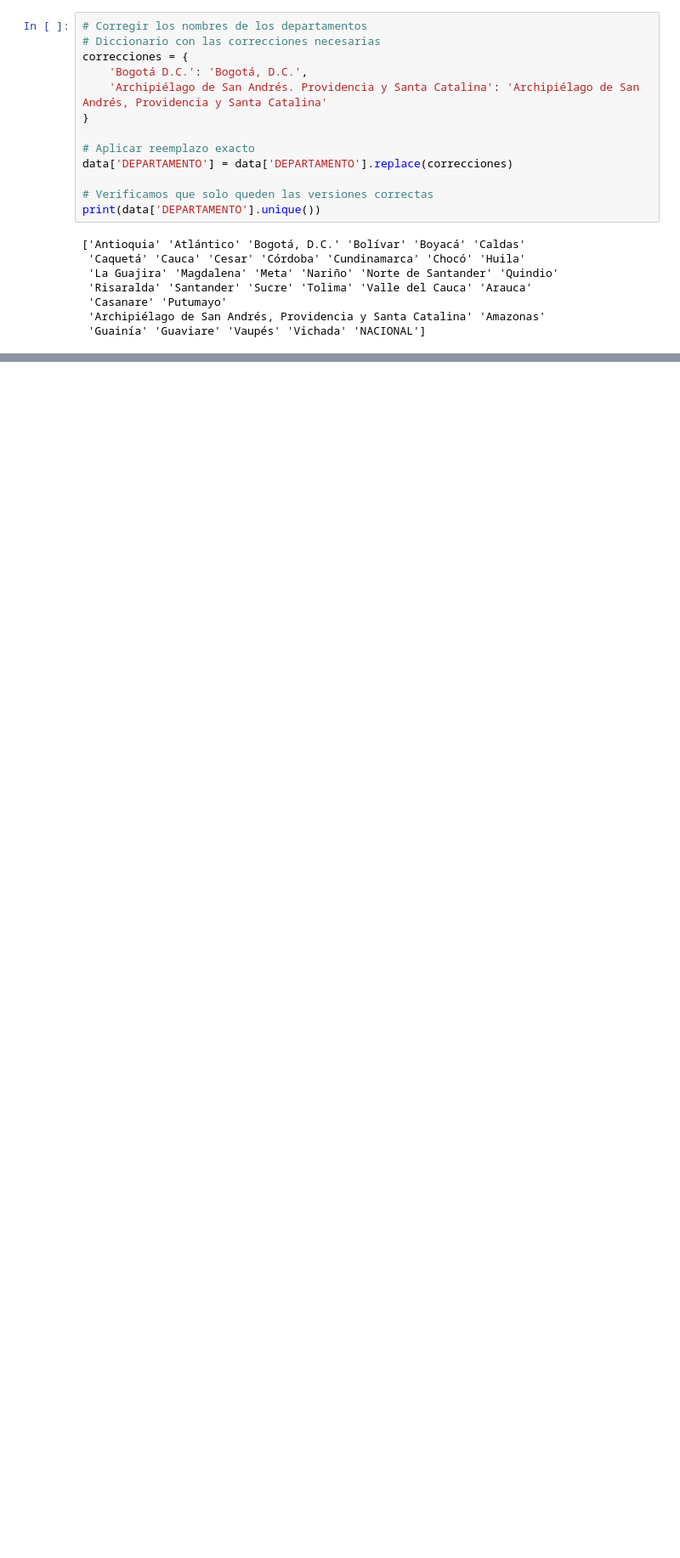
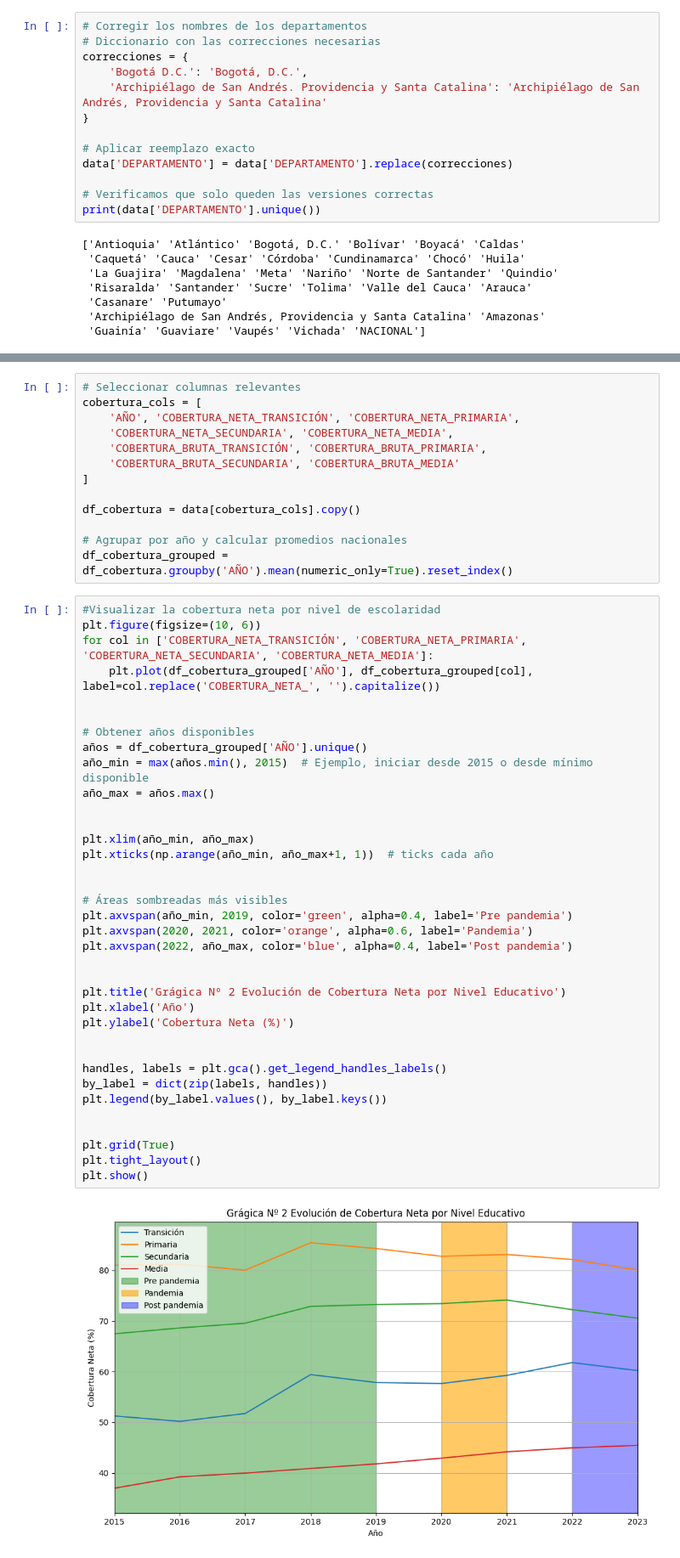
Before and after one commit to Fabiloz/Proyecto_Final, a Jupyter notebook: Análisis_de_Indicadores_Educativos.ipynb, the cells around one changed output, grey strips where cells are left out. Shown at 85% size. Drawn from its saved outputs; the diff is of its cells as text; blank space fills up the shorter version.

```diff
--- a/Análisis_de_Indicadores_Educativos.ipynb
+++ b/Análisis_de_Indicadores_Educativos.ipynb
@@ -568,0 +677,51 @@ print(data['DEPARTAMENTO'].unique())
+# %%
+# Seleccionar columnas relevantes
+cobertura_cols = [
+    'AÑO', 'COBERTURA_NETA_TRANSICIÓN', 'COBERTURA_NETA_PRIMARIA',
+    'COBERTURA_NETA_SECUNDARIA', 'COBERTURA_NETA_MEDIA',
+    'COBERTURA_BRUTA_TRANSICIÓN', 'COBERTURA_BRUTA_PRIMARIA',
+    'COBERTURA_BRUTA_SECUNDARIA', 'COBERTURA_BRUTA_MEDIA'
+]
+
+df_cobertura = data[cobertura_cols].copy()
+
+# Agrupar por año y calcular promedios nacionales
+df_cobertura_grouped = df_cobertura.groupby('AÑO').mean(numeric_only=True).reset_index()
+# %%
+#Visualizar la cobertura neta por nivel de escolaridad
+plt.figure(figsize=(10, 6))
+for col in ['COBERTURA_NETA_TRANSICIÓN', 'COBERTURA_NETA_PRIMARIA', 'COBERTURA_NETA_SECUNDARIA', 'COBERTURA_NETA_MEDIA']:
+    plt.plot(df_cobertura_grouped['AÑO'], df_cobertura_grouped[col], label=col.replace('COBERTURA_NETA_', '').capitalize())
+
+
+# Obtener años disponibles
+años = df_cobertura_grouped['AÑO'].unique()
+año_min = max(años.min(), 2015)  # Ejemplo, iniciar desde 2015 o desde mínimo disponible
+año_max = años.max()
+
+
+plt.xlim(año_min, año_max)
+plt.xticks(np.arange(año_min, año_max+1, 1))  # ticks cada año
+
+
+# Áreas sombreadas más visibles
+plt.axvspan(año_min, 2019, color='green', alpha=0.4, label='Pre pandemia')
+plt.axvspan(2020, 2021, color='orange', alpha=0.6, label='Pandemia')
+plt.axvspan(2022, año_max, color='blue', alpha=0.4, label='Post pandemia')
+
+
+plt.title('Grágica Nº 2 Evolución de Cobertura Neta por Nivel Educativo')
+plt.xlabel('Año')
+plt.ylabel('Cobertura Neta (%)')
+
+
+handles, labels = plt.gca().get_legend_handles_labels()
+by_label = dict(zip(labels, handles))
+plt.legend(by_label.values(), by_label.keys())
+
+
+plt.grid(True)
+plt.tight_layout()
+plt.show()
+# %% [output]
+[figure, added]
```
Also changed, not shown: parts of 31 cells of this notebook, 1 other file.
